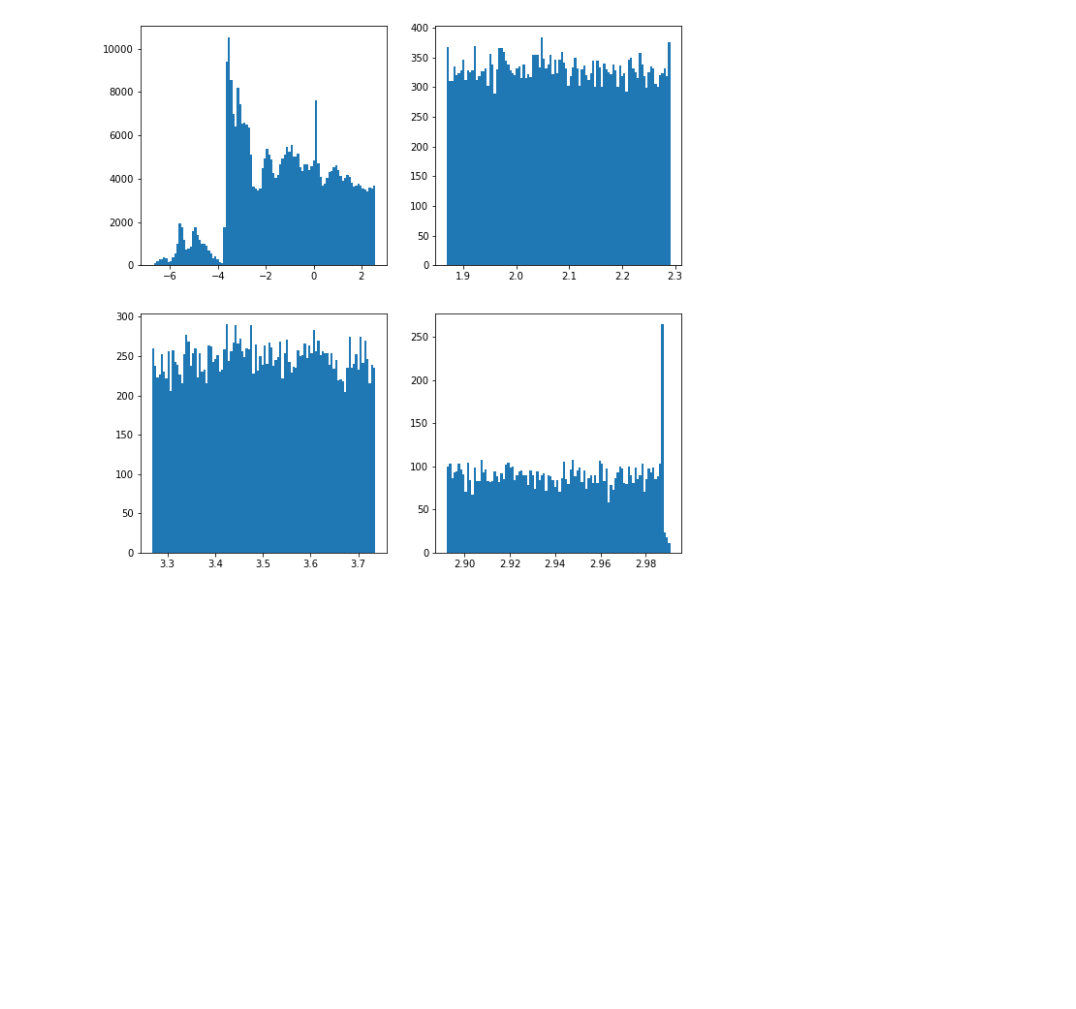
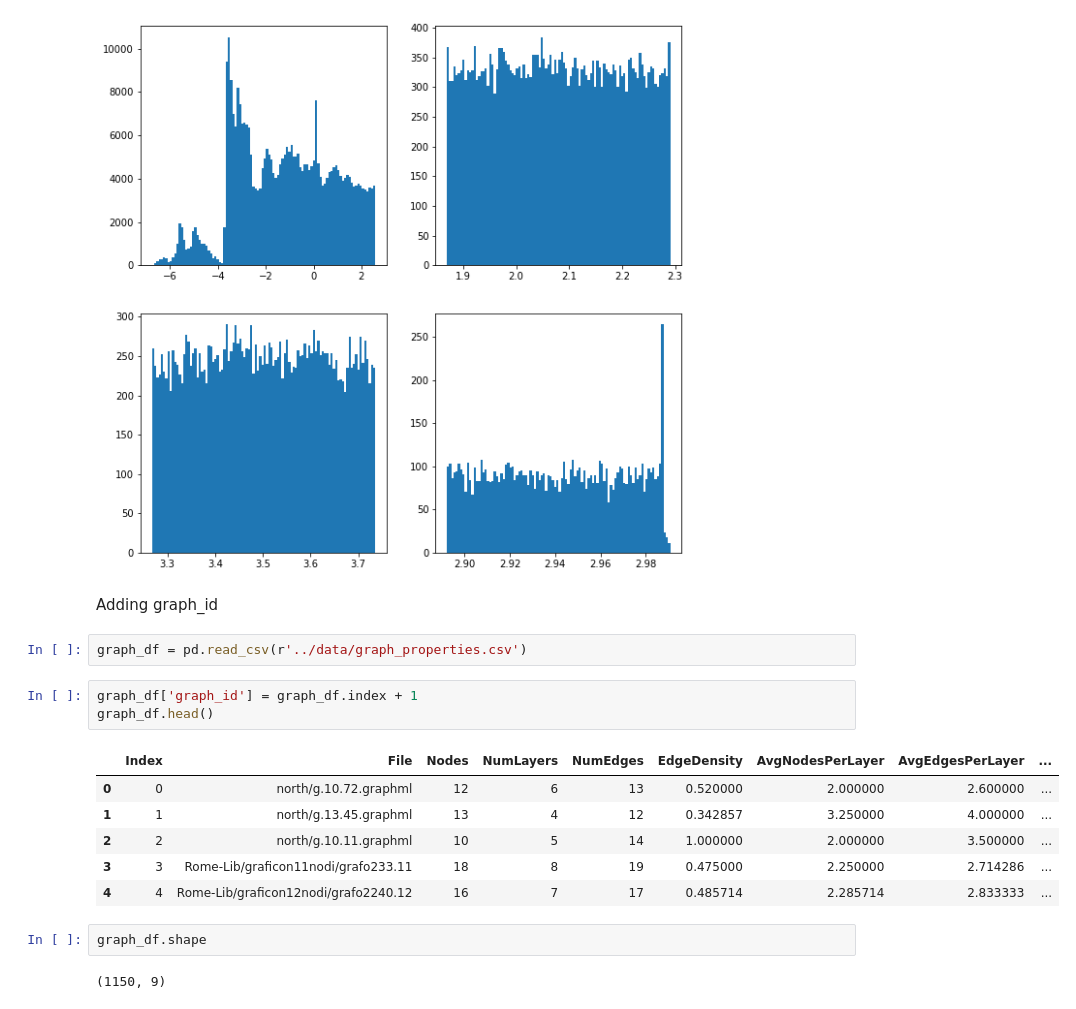
Before and after one commit to singhstack/CS7200-project, a Jupyter notebook: EDA/ku_analytics.ipynb, the cells around one changed output. Saved outputs shown, nothing was run; the diff lists cells and outputs as text; blank space fills up the shorter version.

```diff
--- a/EDA/ku_analytics.ipynb
+++ b/EDA/ku_analytics.ipynb
@@ -127,3 +127,21 @@ ax[1,1].hist(fitted_data_4, bins = 100)
 plt.show()
 # %% [output]
 [figure]
+# %% [markdown]
+Adding graph_id
+# %%
+graph_df = pd.read_csv(r'../data/graph_properties.csv')
+# %%
+graph_df['graph_id'] = graph_df.index + 1
+graph_df.head()
+# %% [output]
+|  | Index | File | Nodes | NumLayers | NumEdges | EdgeDensity | AvgNodesPerLayer | AvgEdgesPerLayer | ... |
+| 0 | 0 | north/g.10.72.graphml | 12 | 6 | 13 | 0.520000 | 2.000000 | 2.600000 | ... |
+| 1 | 1 | north/g.13.45.graphml | 13 | 4 | 12 | 0.342857 | 3.250000 | 4.000000 | ... |
+| 2 | 2 | north/g.10.11.graphml | 10 | 5 | 14 | 1.000000 | 2.000000 | 3.500000 | ... |
+| 3 | 3 | Rome-Lib/graficon11nodi/grafo233.11 | 18 | 8 | 19 | 0.475000 | 2.250000 | 2.714286 | ... |
+| 4 | 4 | Rome-Lib/graficon12nodi/grafo2240.12 | 16 | 7 | 17 | 0.485714 | 2.285714 | 2.833333 | ... |
+# %%
+graph_df.shape
+# %% [output]
+(1150, 9)
```
Also changed, not shown: parts of 6 cells of this notebook.
